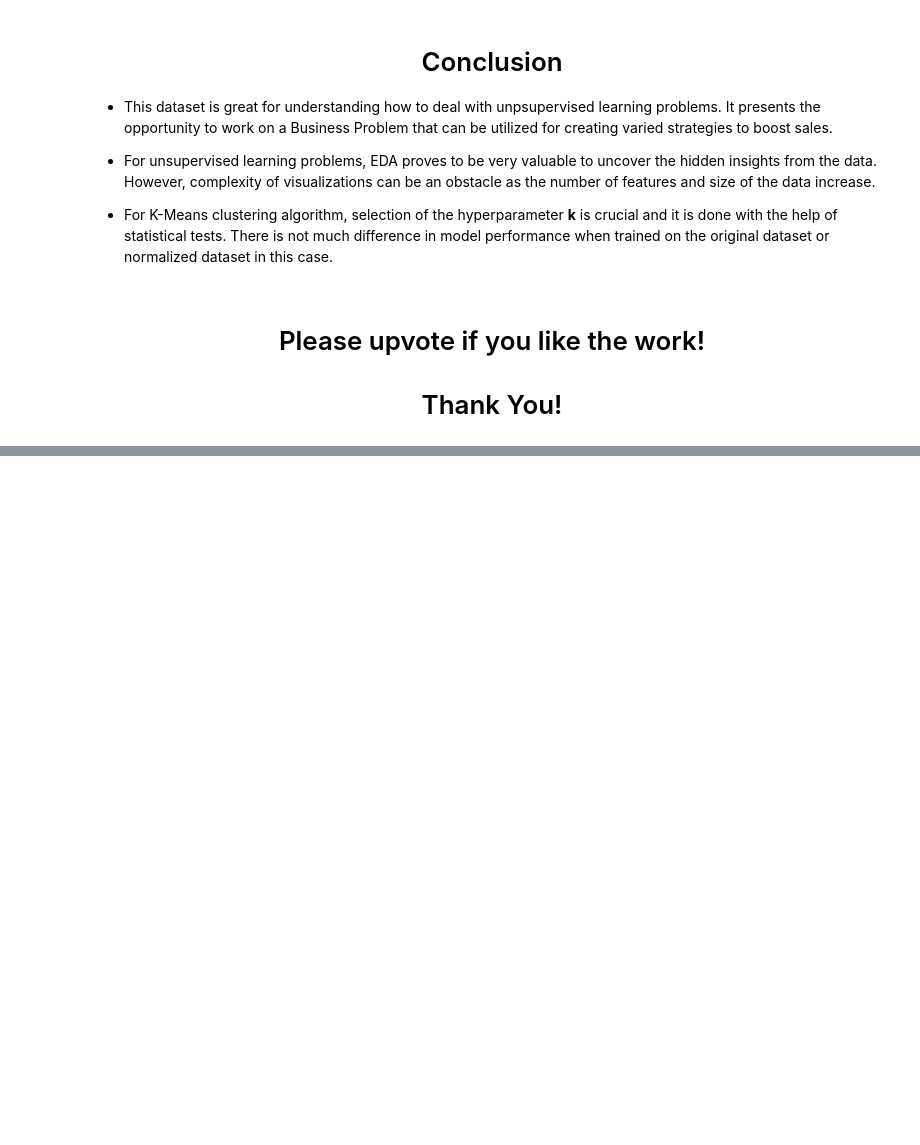
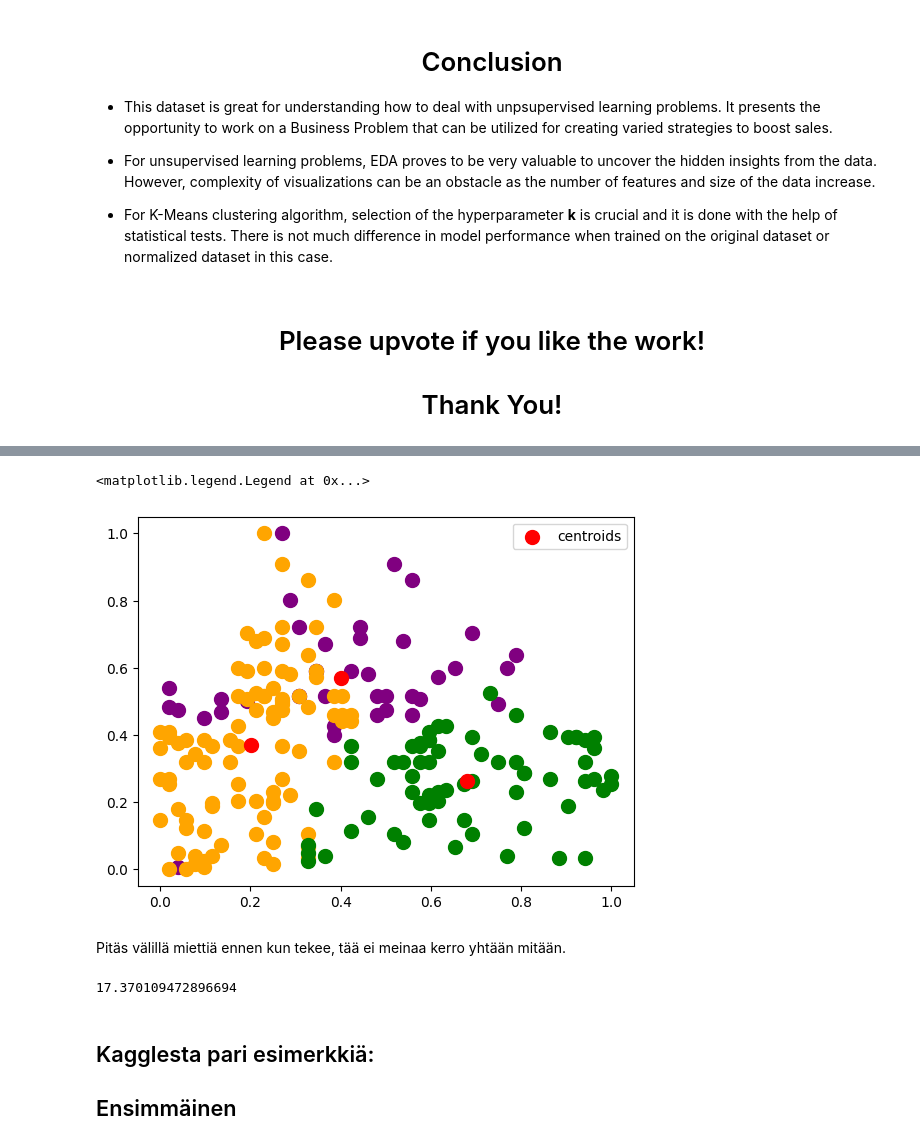
Before and after one commit to Gaires/Machine_Learning_Tehtava2, a Jupyter notebook: testit/testit.ipynb, the cells around one changed output, grey strips where cells are left out. Saved outputs shown, nothing was run; the diff lists cells and outputs as text; code cells hidden in the pictures; blank space fills up the shorter version.

```diff
--- a/testit/testit.ipynb
+++ b/testit/testit.ipynb
@@ -839,0 +860,3 @@ plt.show();
+# %%
+stand=df1[['Age','Annual Income (k$)','Spending Score (1-100)']].values # Original Dataset
+norm=df2[['Age','Annual Income (k$)','Spending Score (1-100)']].values # Normalized Dataset
@@ -839,0 +866,23 @@ plt.show();
+# %%
+kmeans=KMeans(n_clusters = 3, init = 'k-means++', max_iter=1000, n_init=1000, random_state=0)
+y_kmeans=kmeans.fit_predict(norm)
+# %%
+plt.scatter(norm[y_kmeans==0,0], norm[y_kmeans==0,1], s=100, c='purple', label='')
+plt.scatter(norm[y_kmeans==1,0], norm[y_kmeans==1,1], s=100, c='orange', label='')
+plt.scatter(norm[y_kmeans==2,0], norm[y_kmeans==2,1], s=100, c='green', label='')
+
+plt.scatter(kmeans.cluster_centers_[:,0], kmeans.cluster_centers_[:,1], s=100, c='red', label='centroids')
+
+plt.legend()
+# %% [output]
+<matplotlib.legend.Legend at 0x...>
+[figure, added]
+# %% [markdown]
+Pitäs välillä miettiä ennen kun tekee, tää ei meinaa kerro yhtään mitään.
+# %%
+kmeans.inertia_
+# %% [output]
+17.370109472896694
+# %% [markdown]
+## Kagglesta pari esimerkkiä:
+## Ensimmäinen
```
Also changed, not shown: parts of 21 cells of this notebook.
